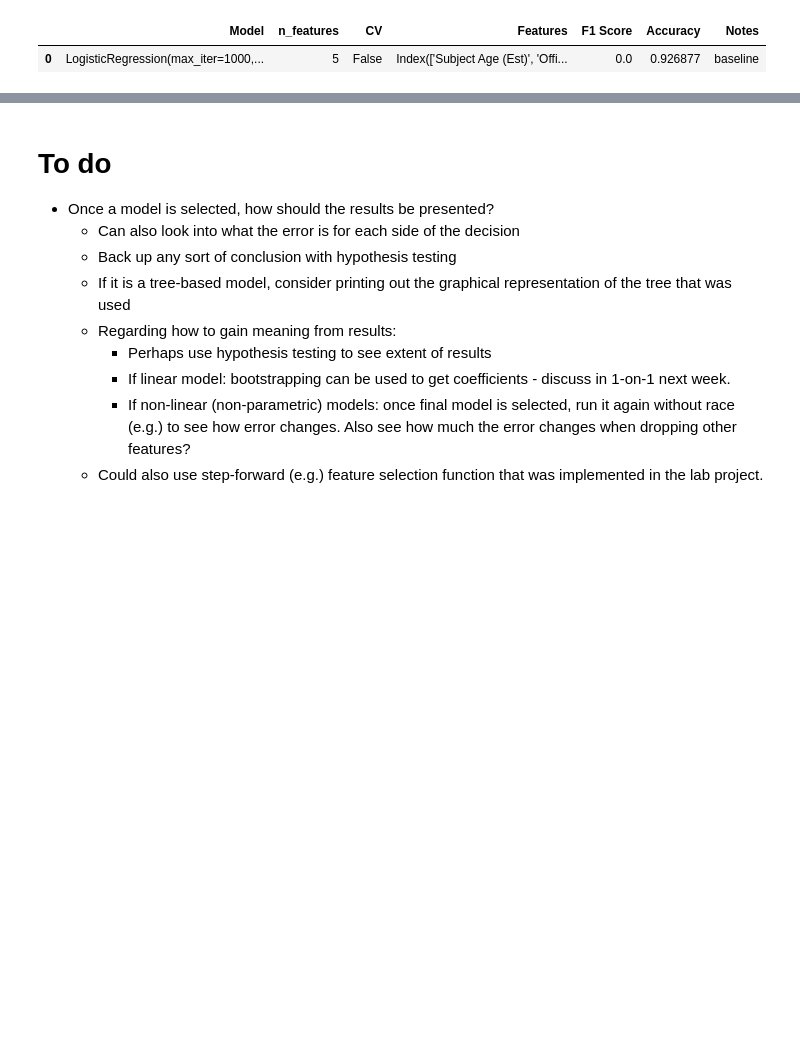
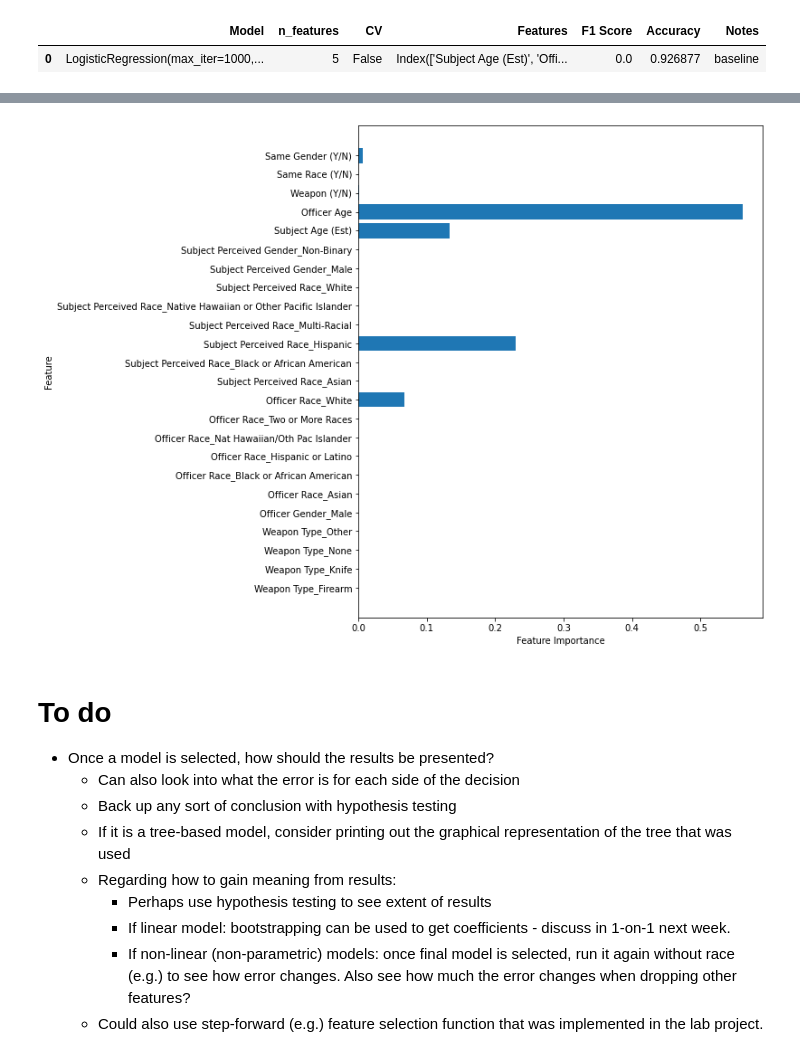
Before and after one commit to sethnlewis/Policing-Bias, a Jupyter notebook: analysis/EDA.ipynb, the cells around one changed output, grey strips where cells are left out. Drawn from its saved outputs; the diff is of its cells as text; code cells hidden in the pictures; blank space fills up the shorter version.

Commit message:
DecisionTreeClassifier implementation in progress

```diff
--- a/analysis/EDA.ipynb
+++ b/analysis/EDA.ipynb
@@ -534,0 +596,19 @@ model_history.add_results(model, X_resampled, y_resampled, verbose=True, cv=5, r
+# %%
+# --- IMPLEMENT DECISION TREE ---
+from sklearn.tree import DecisionTreeClassifier
+
+tree = DecisionTreeClassifier(max_depth=5, random_state=RANDOM_STATE)
+tree.fit(X_resampled, y_resampled)
+tree.feature_importances_
+
+def plot_feature_importances(model, data):
+    n_features = data.shape[1]
+    plt.figure(figsize=(8, 10))
+    plt.barh(range(n_features), model.feature_importances_, align='center')
+    plt.yticks(np.arange(n_features), data.columns.values)
+    plt.xlabel('Feature Importance')
+    plt.ylabel('Feature')
+
+plot_feature_importances(tree, X_resampled)
+# %% [output]
+[figure, added]
```
Also changed, not shown: parts of 9 cells of this notebook, 2 other files.
